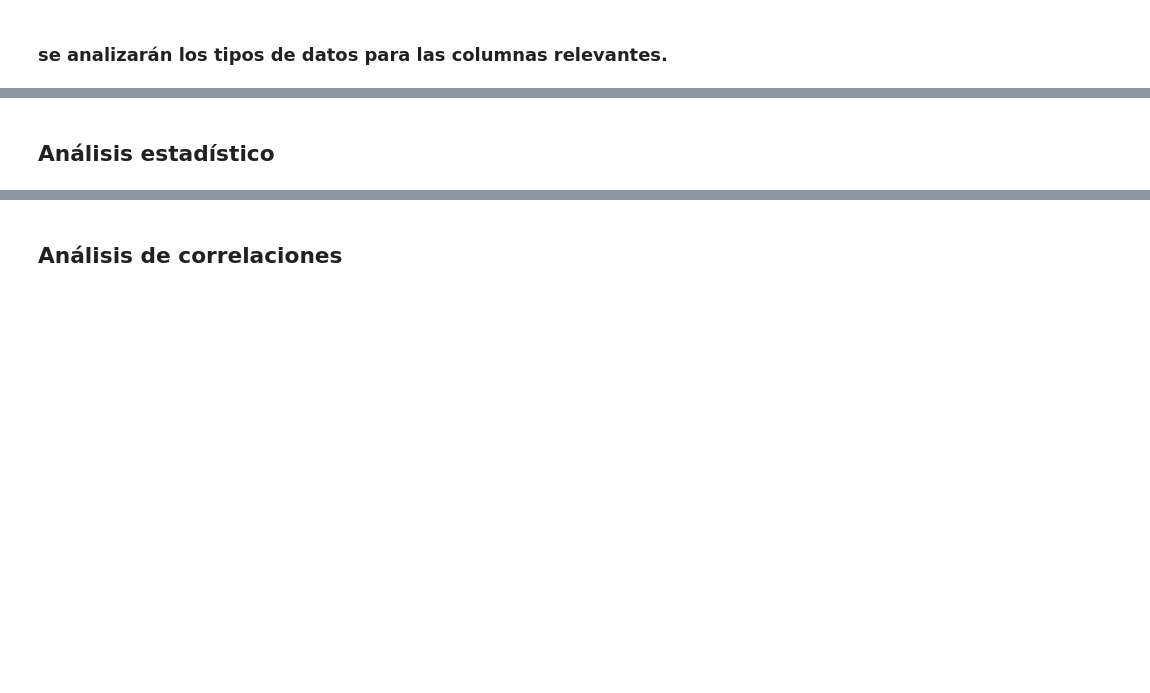
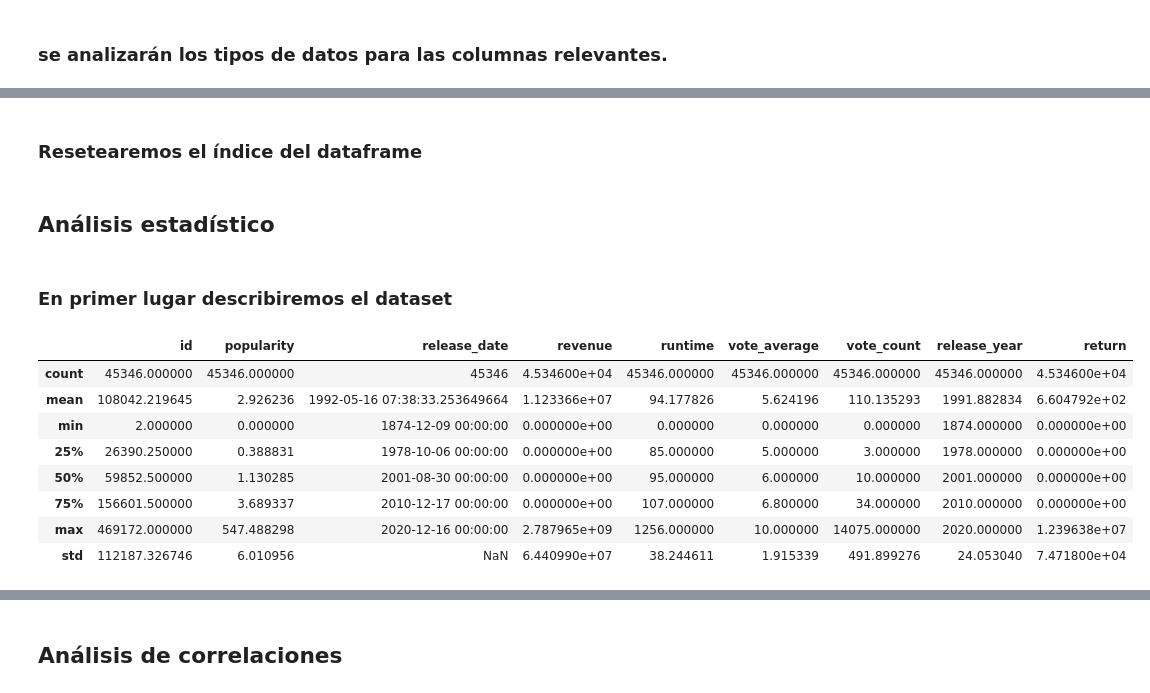
Before and after one commit to lmunozm1702/recomienda_pelis, a Jupyter notebook: eda.ipynb, the cells around one changed output, grey strips where cells are left out. Saved outputs shown, nothing was run; the diff lists cells and outputs as text; code cells hidden in the pictures; blank space fills up the shorter version.

```diff
--- a/eda.ipynb
+++ b/eda.ipynb
@@ -273,5 +275,6 @@ memory usage: 3.5+ MB
 # %%
 df_movies['id'] = pd.to_numeric(df_movies['id'])
+df_movies['budget'] = pd.to_numeric(df_movies['budget'])
 df_movies['release_date'] = df_movies['release_date'].apply(pd.to_datetime, format='%Y-%m-%d').dt.date
 df_movies['release_date'] = pd.to_datetime(df_movies['release_date'])
 df_movies[selected_columns].info()
@@ -284,0 +301,5 @@ df_movies[selected_columns].info()
+# %%
+df_movies['original_language'] = df_movies['original_language'].astype('string')
+df_movies['title'] = df_movies['title'].astype('string')
+df_movies['overview'] = df_movies['overview'].astype('string')
+df_movies[selected_columns].info()
@@ -285,2 +324,20 @@ df_movies[selected_columns].info()
+# %% [markdown]
+### Resetearemos el índice del dataframe
+# %%
+df_movies.reset_index(drop=True, inplace=True)
 # %% [markdown]
 ## Análisis estadístico
+# %% [markdown]
+### En primer lugar describiremos el dataset
+# %%
+df_movies.describe()
+# %% [output]
+|  | id | popularity | release_date | revenue | runtime | vote_average | vote_count | release_year | return |
+| count | 45346.000000 | 45346.000000 | 45346 | 4.534600e+04 | 45346.000000 | 45346.000000 | 45346.000000 | 45346.000000 | 4.534600e+04 |
+| mean | 108042.219645 | 2.926236 | 1992-05-16 07:38:33.253649664 | 1.123366e+07 | 94.177826 | 5.624196 | 110.135293 | 1991.882834 | 6.604792e+02 |
+| min | 2.000000 | 0.000000 | 1874-12-09 00:00:00 | 0.000000e+00 | 0.000000 | 0.000000 | 0.000000 | 1874.000000 | 0.000000e+00 |
+| 25% | 26390.250000 | 0.388831 | 1978-10-06 00:00:00 | 0.000000e+00 | 85.000000 | 5.000000 | 3.000000 | 1978.000000 | 0.000000e+00 |
+| 50% | 59852.500000 | 1.130285 | 2001-08-30 00:00:00 | 0.000000e+00 | 95.000000 | 6.000000 | 10.000000 | 2001.000000 | 0.000000e+00 |
+| 75% | 156601.500000 | 3.689337 | 2010-12-17 00:00:00 | 0.000000e+00 | 107.000000 | 6.800000 | 34.000000 | 2010.000000 | 0.000000e+00 |
+| max | 469172.000000 | 547.488298 | 2020-12-16 00:00:00 | 2.787965e+09 | 1256.000000 | 10.000000 | 14075.000000 | 2020.000000 | 1.239638e+07 |
+| std | 112187.326746 | 6.010956 | NaN | 6.440990e+07 | 38.244611 | 1.915339 | 491.899276 | 24.053040 | 7.471800e+04 |
```
Also changed, not shown: parts of 8 cells of this notebook.
